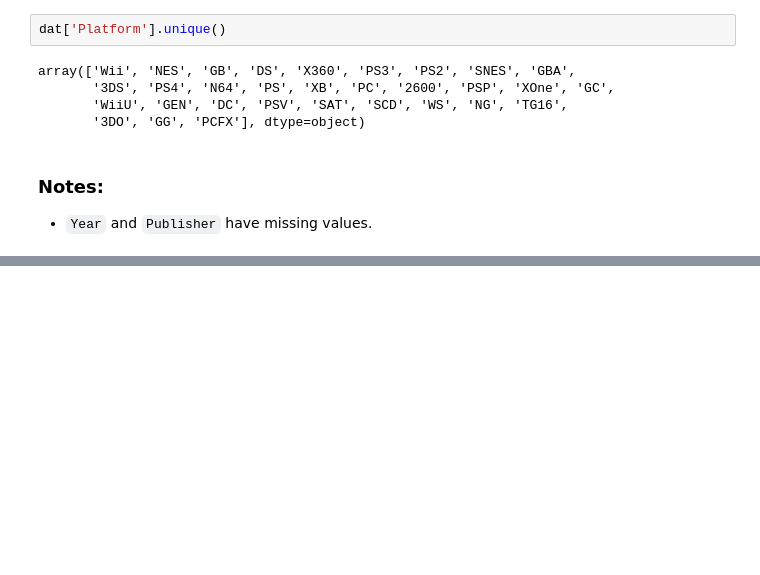
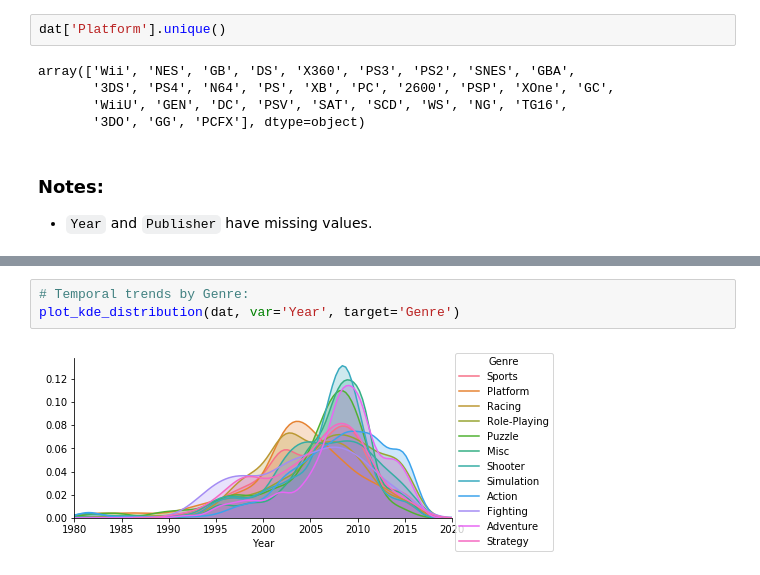
Before and after one commit to MeredithLevsen/Data-Challenges, a Jupyter notebook: VideoGames/DataChallenge_VideoGameSales.ipynb, the cells around one changed output, grey strips where cells are left out. Saved outputs shown, nothing was run; the diff lists cells and outputs as text; blank space fills up the shorter version.

```diff
--- a/VideoGames/DataChallenge_VideoGameSales.ipynb
+++ b/VideoGames/DataChallenge_VideoGameSales.ipynb
@@ -75,0 +125,5 @@ array(['Wii', 'NES', 'GB', 'DS', 'X360', 'PS3', 'PS2', 'SNES', 'GBA',
+# %%
+# Temporal trends by Genre:
+plot_kde_distribution(dat, var='Year', target='Genre')
+# %% [output]
+[figure, added]
```
Also changed, not shown: parts of 6 cells of this notebook, 1 other file.
